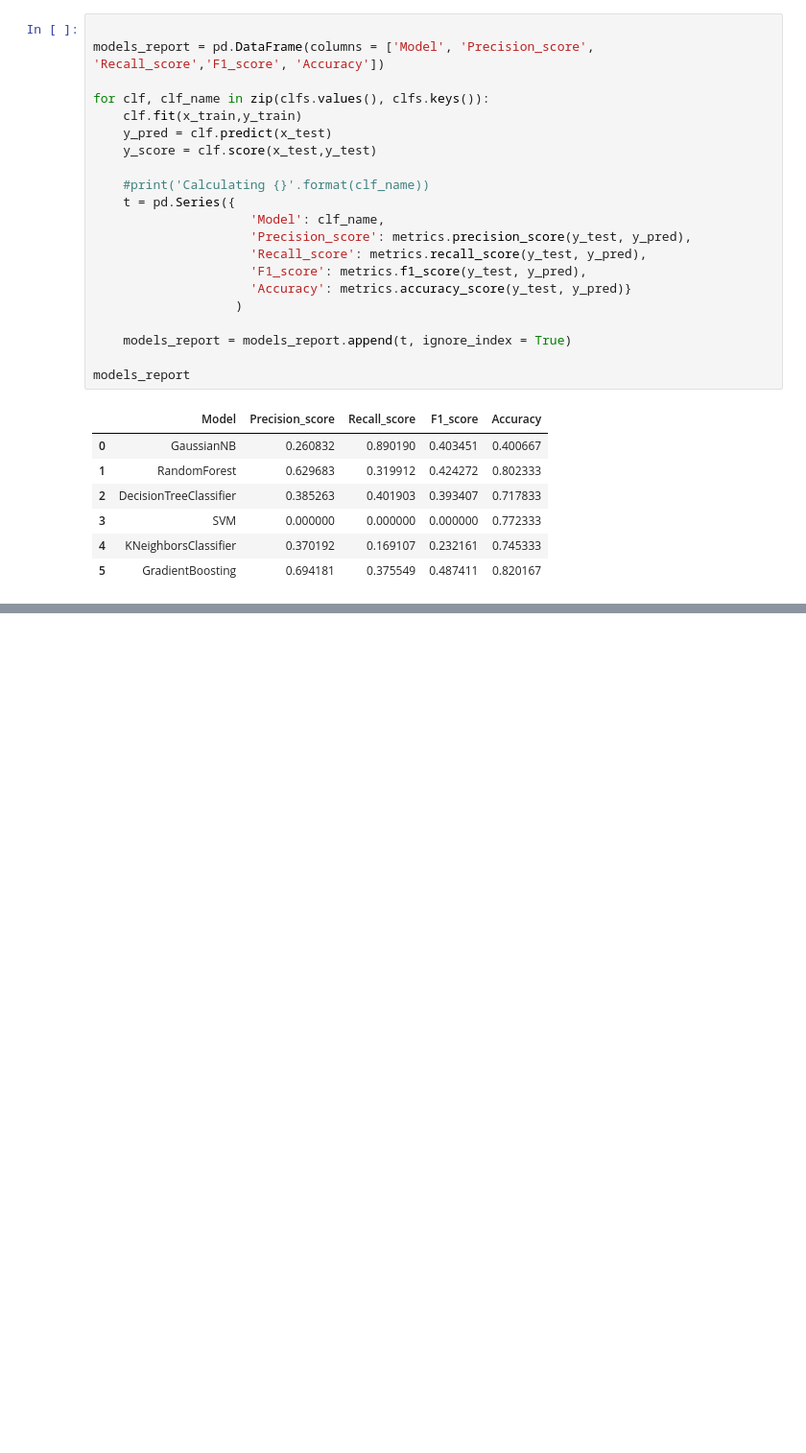
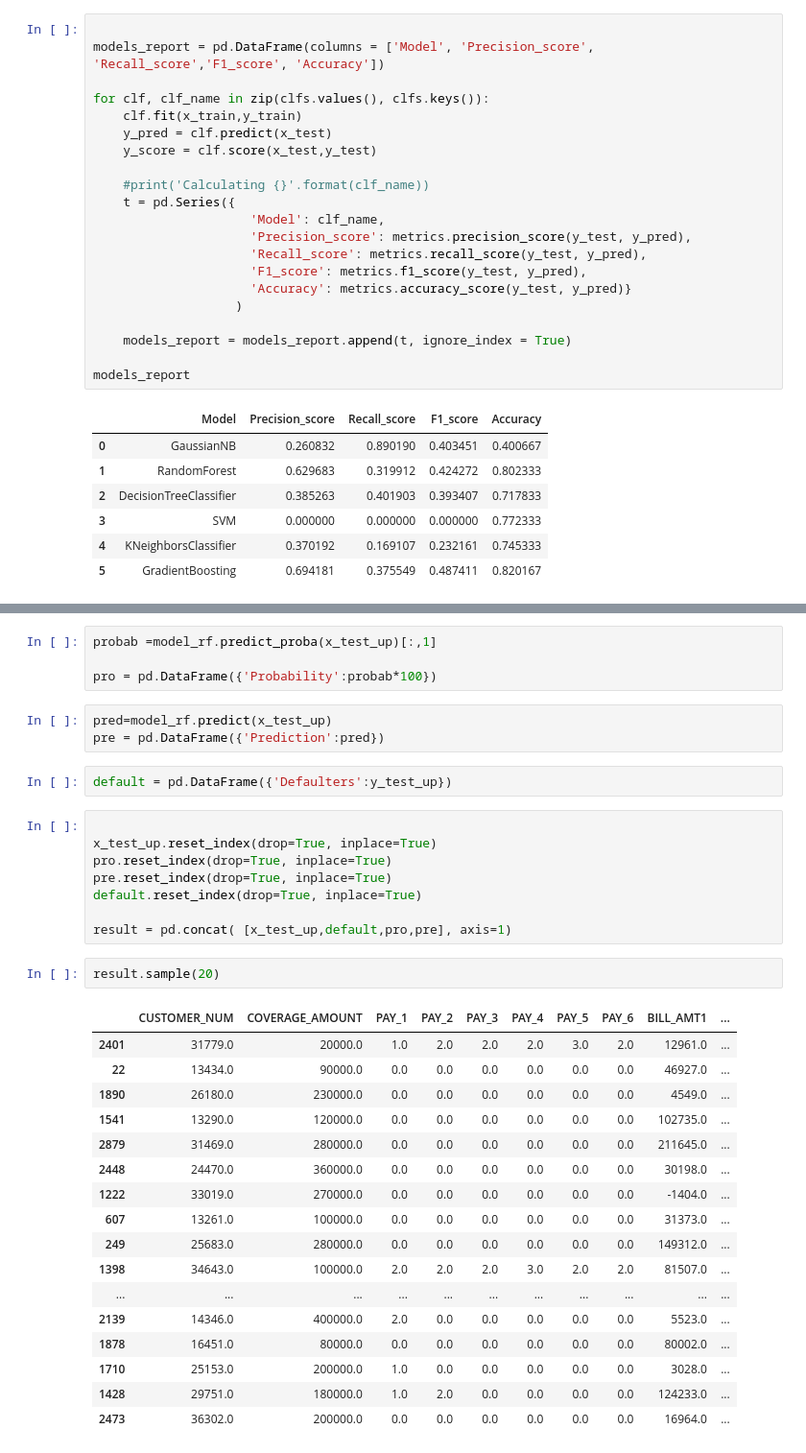
Before and after one commit to innovator-arjun/I3-Hackathon, a Jupyter notebook: i3-Hackathon.ipynb, the cells around one changed output, grey strips where cells are left out. Shown at 96% size. Saved outputs shown, nothing was run; the diff lists cells and outputs as text; blank space fills up the shorter version.

```diff
--- a/i3-Hackathon.ipynb
+++ b/i3-Hackathon.ipynb
@@ -550,0 +841,37 @@ models_report
+# %%
+probab =model_rf.predict_proba(x_test_up)[:,1]
+
+pro = pd.DataFrame({'Probability':probab*100})
+# %%
+pred=model_rf.predict(x_test_up)
+pre = pd.DataFrame({'Prediction':pred})
+# %%
+default = pd.DataFrame({'Defaulters':y_test_up})
+# %%
+
+x_test_up.reset_index(drop=True, inplace=True)
+pro.reset_index(drop=True, inplace=True)
+pre.reset_index(drop=True, inplace=True)
+default.reset_index(drop=True, inplace=True)
+
+result = pd.concat( [x_test_up,default,pro,pre], axis=1)
+# %%
+result.sample(20)
+# %% [output]
+|  | CUSTOMER_NUM | COVERAGE_AMOUNT | PAY_1 | PAY_2 | PAY_3 | PAY_4 | PAY_5 | PAY_6 | BILL_AMT1 | ... |
+| 2401 | 31779.0 | 20000.0 | 1.0 | 2.0 | 2.0 | 2.0 | 3.0 | 2.0 | 12961.0 | ... |
+| 22 | 13434.0 | 90000.0 | 0.0 | 0.0 | 0.0 | 0.0 | 0.0 | 0.0 | 46927.0 | ... |
+| 1890 | 26180.0 | 230000.0 | 0.0 | 0.0 | 0.0 | 0.0 | 0.0 | 0.0 | 4549.0 | ... |
+| 1541 | 13290.0 | 120000.0 | 0.0 | 0.0 | 0.0 | 0.0 | 0.0 | 0.0 | 102735.0 | ... |
+| 2879 | 31469.0 | 280000.0 | 0.0 | 0.0 | 0.0 | 0.0 | 0.0 | 0.0 | 211645.0 | ... |
+| 2448 | 24470.0 | 360000.0 | 0.0 | 0.0 | 0.0 | 0.0 | 0.0 | 0.0 | 30198.0 | ... |
+| 1222 | 33019.0 | 270000.0 | 0.0 | 0.0 | 0.0 | 0.0 | 0.0 | 0.0 | -1404.0 | ... |
+| 607 | 13261.0 | 100000.0 | 0.0 | 0.0 | 0.0 | 0.0 | 0.0 | 0.0 | 31373.0 | ... |
+| 249 | 25683.0 | 280000.0 | 0.0 | 0.0 | 0.0 | 0.0 | 0.0 | 0.0 | 149312.0 | ... |
+| 1398 | 34643.0 | 100000.0 | 2.0 | 2.0 | 2.0 | 3.0 | 2.0 | 2.0 | 81507.0 | ... |
+| ... | ... | ... | ... | ... | ... | ... | ... | ... | ... | ... |
+| 2139 | 14346.0 | 400000.0 | 2.0 | 0.0 | 0.0 | 0.0 | 0.0 | 0.0 | 5523.0 | ... |
+| 1878 | 16451.0 | 80000.0 | 0.0 | 0.0 | 0.0 | 0.0 | 0.0 | 0.0 | 80002.0 | ... |
+| 1710 | 25153.0 | 200000.0 | 1.0 | 0.0 | 0.0 | 0.0 | 0.0 | 0.0 | 3028.0 | ... |
+| 1428 | 29751.0 | 180000.0 | 1.0 | 2.0 | 0.0 | 0.0 | 0.0 | 0.0 | 124233.0 | ... |
+| 2473 | 36302.0 | 200000.0 | 0.0 | 0.0 | 0.0 | 0.0 | 0.0 | 0.0 | 16964.0 | ... |
```
Also changed, not shown: parts of 20 cells of this notebook, 1 other file.
